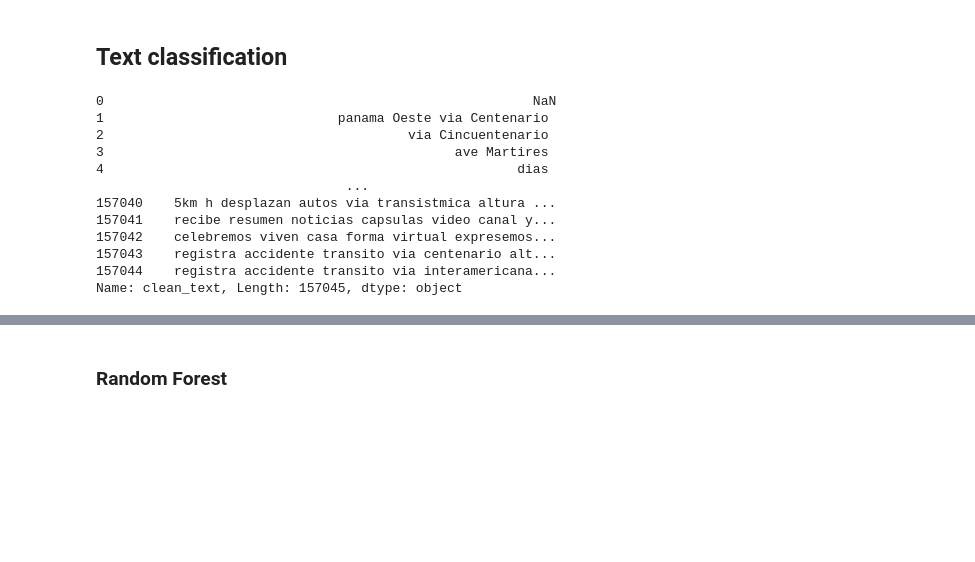
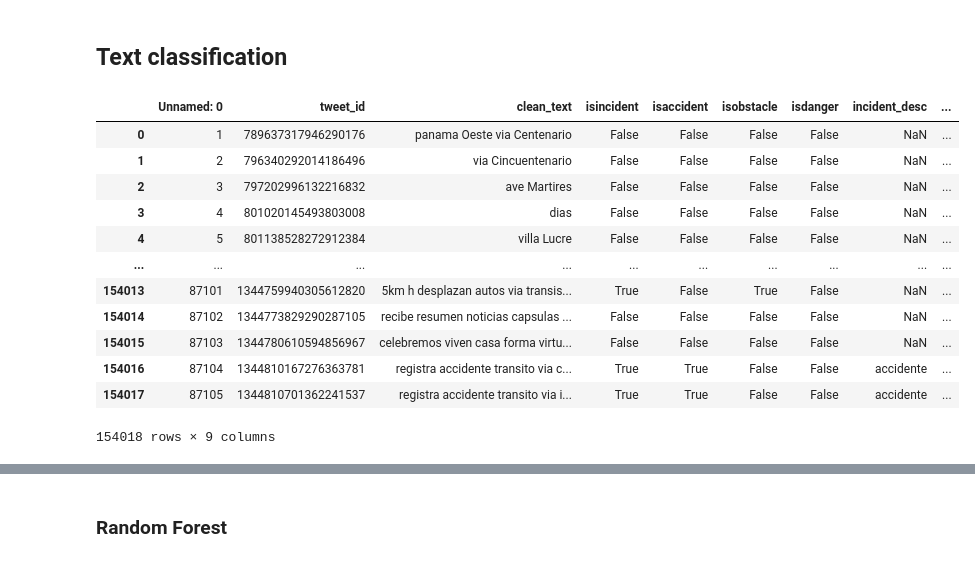
Before and after one commit to Liu-Lc/TwitterTraffic-Pty, a Jupyter notebook: TweetData/analysis/classification.ipynb, the cells around one changed output, grey strips where cells are left out. Saved outputs shown, nothing was run; the diff lists cells and outputs as text; code cells hidden in the pictures; blank space fills up the shorter version.

```diff
--- a/TweetData/analysis/classification.ipynb
+++ b/TweetData/analysis/classification.ipynb
@@ -76,20 +76,21 @@ from sklearn.model_selection import train_test_split
 # %%
 classified.head(1)
 # %%
-df.clean_text
+df
 # %% [output]
+|  | Unnamed: 0 | tweet_id | clean_text | isincident | isaccident | isobstacle | isdanger | incident_desc | ... |
+| 0 | 1 | 789637317946290176 | panama Oeste via Centenario | False | False | False | False | NaN | ... |
+| 1 | 2 | 796340292014186496 | via Cincuentenario | False | False | False | False | NaN | ... |
+| 2 | 3 | 797202996132216832 | ave Martires | False | False | False | False | NaN | ... |
+| 3 | 4 | 801020145493803008 | dias | False | False | False | False | NaN | ... |
+| 4 | 5 | 801138528272912384 | villa Lucre | False | False | False | False | NaN | ... |
+| ... | ... | ... | ... | ... | ... | ... | ... | ... | ... |
+| 154013 | 87101 | 1344759940305612820 | 5km h desplazan autos via transis... | True | False | True | False | NaN | ... |
+| 154014 | 87102 | 1344773829290287105 | recibe resumen noticias capsulas ... | False | False | False | False | NaN | ... |
+| 154015 | 87103 | 1344780610594856967 | celebremos viven casa forma virtu... | False | False | False | False | NaN | ... |
+| 154016 | 87104 | 1344810167276363781 | registra accidente transito via c... | True | True | False | False | accidente | ... |
+| 154017 | 87105 | 1344810701362241537 | registra accidente transito via i... | True | True | False | False | accidente | ... |
-0                                                       NaN
-1                              panama Oeste via Centenario
-2                                       via Cincuentenario
-3                                             ave Martires
-4                                                     dias
-                                ...
-157040    5km h desplazan autos via transistmica altura ...
-157041    recibe resumen noticias capsulas video canal y...
-157042    celebremos viven casa forma virtual expresemos...
-157043    registra accidente transito via centenario alt...
-157044    registra accidente transito via interamericana...
-Name: clean_text, Length: 157045, dtype: object
+154018 rows × 9 columns
 # %%
 from sklearn.feature_extraction.text import CountVectorizer
 vectorizer1 = CountVectorizer(max_features=600, min_df=5, max_df=0.7)
```
Also changed, not shown: parts of 15 cells of this notebook.
